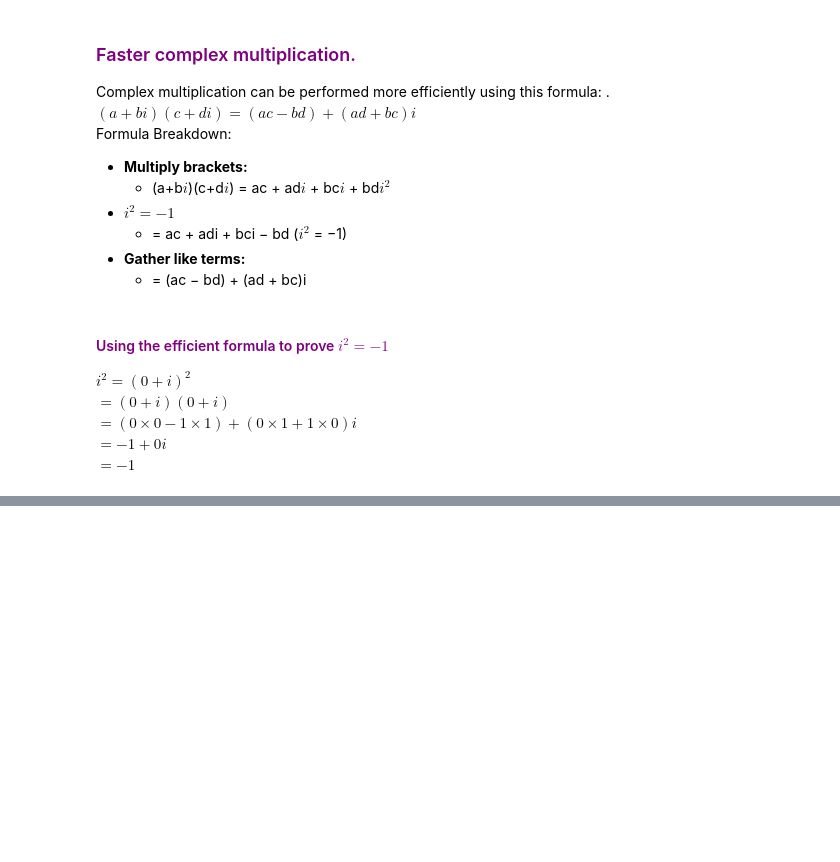
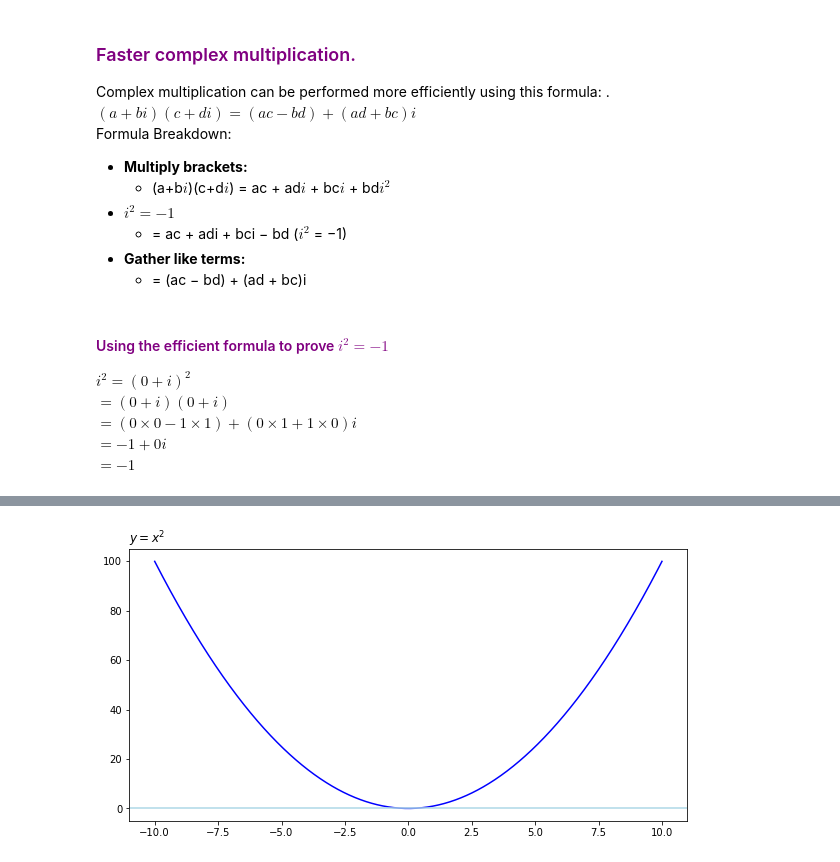
Before and after one commit to alexandrac77/emerging-technologies, a Jupyter notebook: content/Class Notebooks/Fourier Transforms.ipynb, the cells around one changed output, grey strips where cells are left out. Cells and saved outputs as stored; diff of their text form; code cells hidden in the pictures; blank space fills up the shorter version.

```diff
--- a/content/Class Notebooks/Fourier Transforms.ipynb
+++ b/content/Class Notebooks/Fourier Transforms.ipynb
@@ -54,3 +64,16 @@ $i^{2}	= (0 + i)^{2}$<br>
 # %%
 import matplotlib.pyplot as plt
 import numpy as np
+# %%
+# Y = X^2
+# X values.
+x = np.linspace(-10.0, 10.0, 1000)
+
+fig, ax = plt.subplots(figsize=(10,5))
+ax.plot(x, x**2, color="blue")
+plt.title("$y=x^2$", loc = 'left')
+
+# Straight line across x axis.
+ax.axhline(0.0, color='lightblue');
+# %% [output]
+[figure, added]
```
Also changed, not shown: parts of 10 cells of this notebook.
